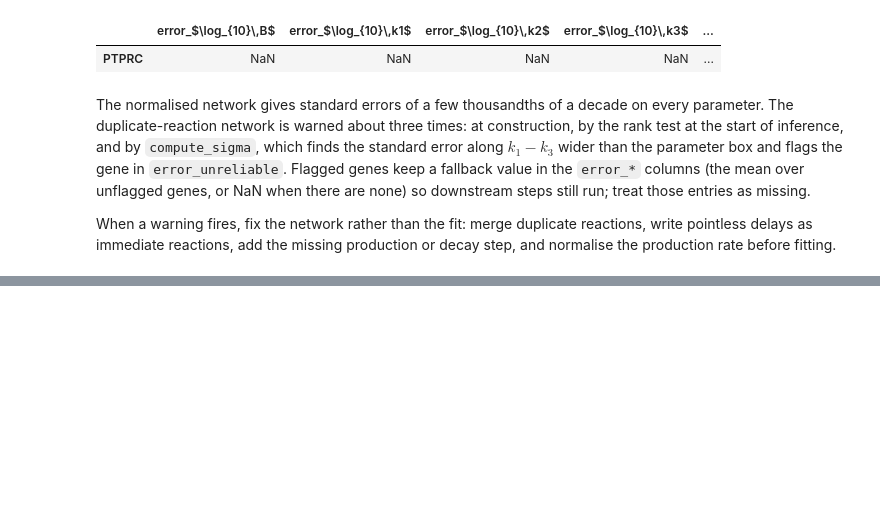
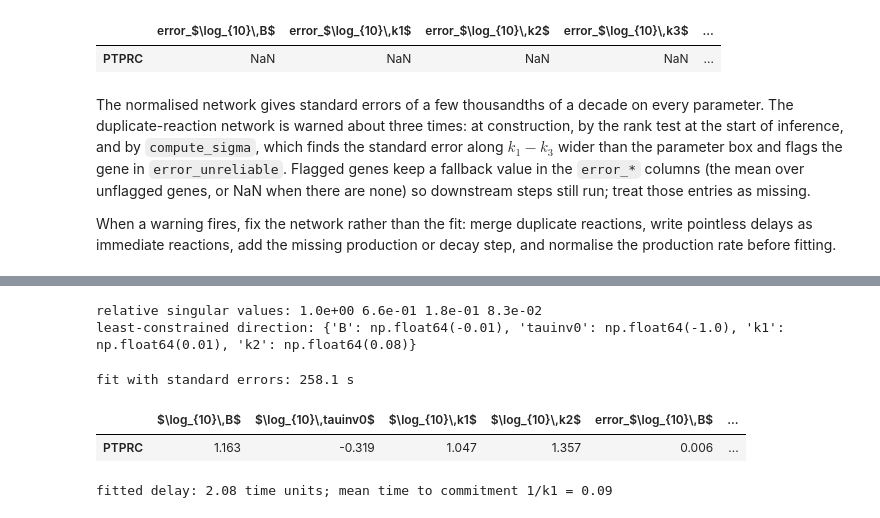
Before and after one commit to pachterlab/monod, a Jupyter notebook: demos/reaction_networks.ipynb, the cells around one changed output, grey strips where cells are left out. Cells and saved outputs as stored; diff of their text form; code cells hidden in the pictures; blank space fills up the shorter version.

```diff
--- a/demos/reaction_networks.ipynb
+++ b/demos/reaction_networks.ipynb
@@ -836,0 +906,29 @@ When a warning fires, fix the network rather than the fit: merge duplicate react
+# %%
+r = m_delay.check_identifiability(np.log10([B_d, 1.0, k_commit, gamma_d]), LIM_D, warn=False)
+print('relative singular values:', ' '.join(f'{v:.1e}' for v in r['singular_values']))
+print('least-constrained direction:', {k: round(v, 2) for k, v in zip(r['param_names'], r['directions'][-1])})
+
+# A real-data fit: PTPRC with the delayed network, standard errors requested.
+LB_D, UB_D = [0.0, -1.5, -0.5, -0.5], [2.5, 1.5, 1.5, 1.5]      # B, tauinv0, k1, k2 (log10)
+with warnings.catch_warnings(record=True) as caught:
+    warnings.simplefilter('always')
+    t0 = time.time()
+    fitted_d = perform_inference(EXAMPLE_PATH, m_delay, n_genes=1, viz=False, gradient_params=GP,
+                                 exclude_sigma=False, modality_name_dict=MAP, phys_lb=LB_D, phys_ub=UB_D,
+                                 dataset_string='ident_delay', seed=1)
+print(f'fit with standard errors: {time.time() - t0:.1f} s')
+for w in caught:
+    if issubclass(w.category, (ReactionNetworkWarning, IdentifiabilityWarning)):
+        print(f'  {w.category.__name__}: {str(w.message)[:160]}')
+cols = [c for c in fitted_d.var.columns if c.startswith('$') or c.startswith('error_')]
+display(fitted_d.var[cols].round(3))
+est = {name: float(fitted_d.var[f'$\\log_{{10}}\\,{name}$'].iloc[0]) for name in m_delay.network.all_params}
+tau_hat, commit_time = 10 ** -est['tauinv0'], 10 ** -est['k1']
+print(f'fitted delay: {tau_hat:.2f} time units; mean time to commitment 1/k1 = {commit_time:.2f}')
+# %% [output]
+relative singular values: 1.0e+00 6.6e-01 1.8e-01 8.3e-02
+least-constrained direction: {'B': np.float64(-0.01), 'tauinv0': np.float64(-1.0), 'k1': np.float64(0.01), 'k2': np.float64(0.08)}
+fit with standard errors: 258.1 s
+|  | $\log_{10}\,B$ | $\log_{10}\,tauinv0$ | $\log_{10}\,k1$ | $\log_{10}\,k2$ | error_$\log_{10}\,B$ | ... |
+| PTPRC | 1.163 | -0.319 | 1.047 | 1.357 | 0.006 | ... |
+fitted delay: 2.08 time units; mean time to commitment 1/k1 = 0.09
```
Also changed, not shown: parts of 7 cells of this notebook, 13 other files.
